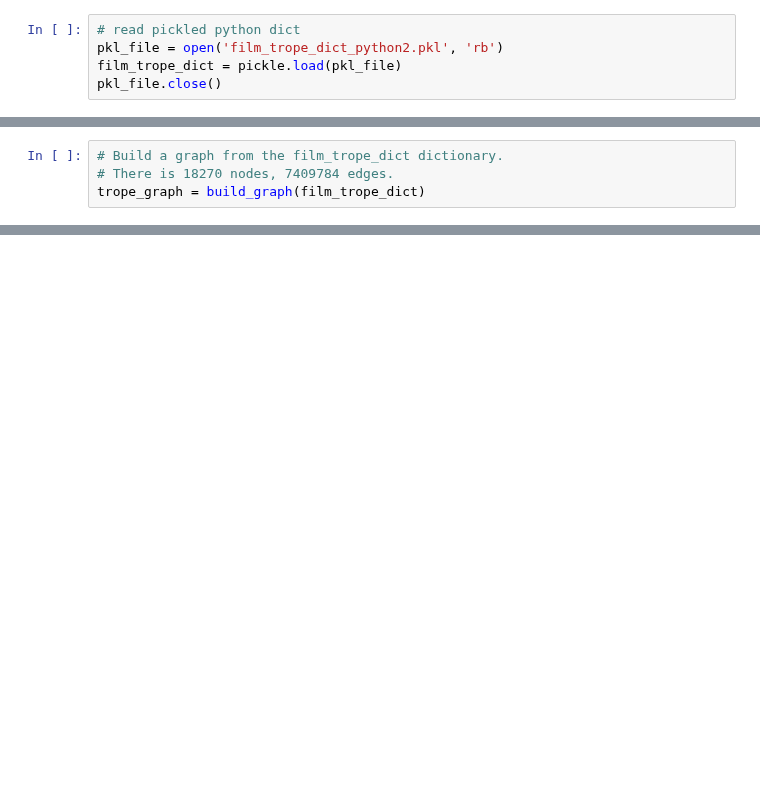
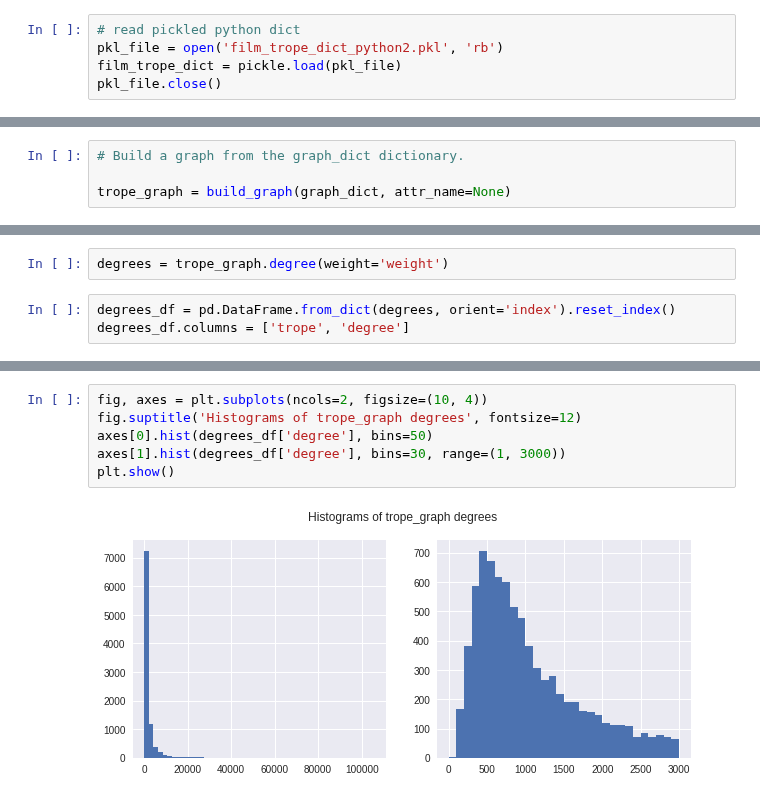
Before and after one commit to PeiZhangOSU/TV_Tropes_Exploratory, a Jupyter notebook: trope_association.ipynb, the cells around one changed output, grey strips where cells are left out. Saved outputs shown, nothing was run; the diff lists cells and outputs as text; blank space fills up the shorter version.

```diff
--- a/trope_association.ipynb
+++ b/trope_association.ipynb
@@ -113,7 +258,7 @@ Total Edges: 3
 # %%
-# Build a graph from the film_trope_dict dictionary.
-# There is 18270 nodes, 7409784 edges.
-trope_graph = build_graph(film_trope_dict)
+# Build a graph from the graph_dict dictionary.
+
+trope_graph = build_graph(graph_dict, attr_name=None)
 # %%
 print_graph(trope_graph)
 # %% [output]
@@ -133,0 +301,5 @@ output.close()
+# %%
+degrees = trope_graph.degree(weight='weight')
+# %%
+degrees_df = pd.DataFrame.from_dict(degrees, orient='index').reset_index()
+degrees_df.columns = ['trope', 'degree']
@@ -133,0 +340,8 @@ output.close()
+# %%
+fig, axes = plt.subplots(ncols=2, figsize=(10, 4))
+fig.suptitle('Histograms of trope_graph degrees', fontsize=12)
+axes[0].hist(degrees_df['degree'], bins=50)
+axes[1].hist(degrees_df['degree'], bins=30, range=(1, 3000))
+plt.show()
+# %% [output]
+[figure, added]
```
Also changed, not shown: parts of 27 cells of this notebook, 1 other file.
